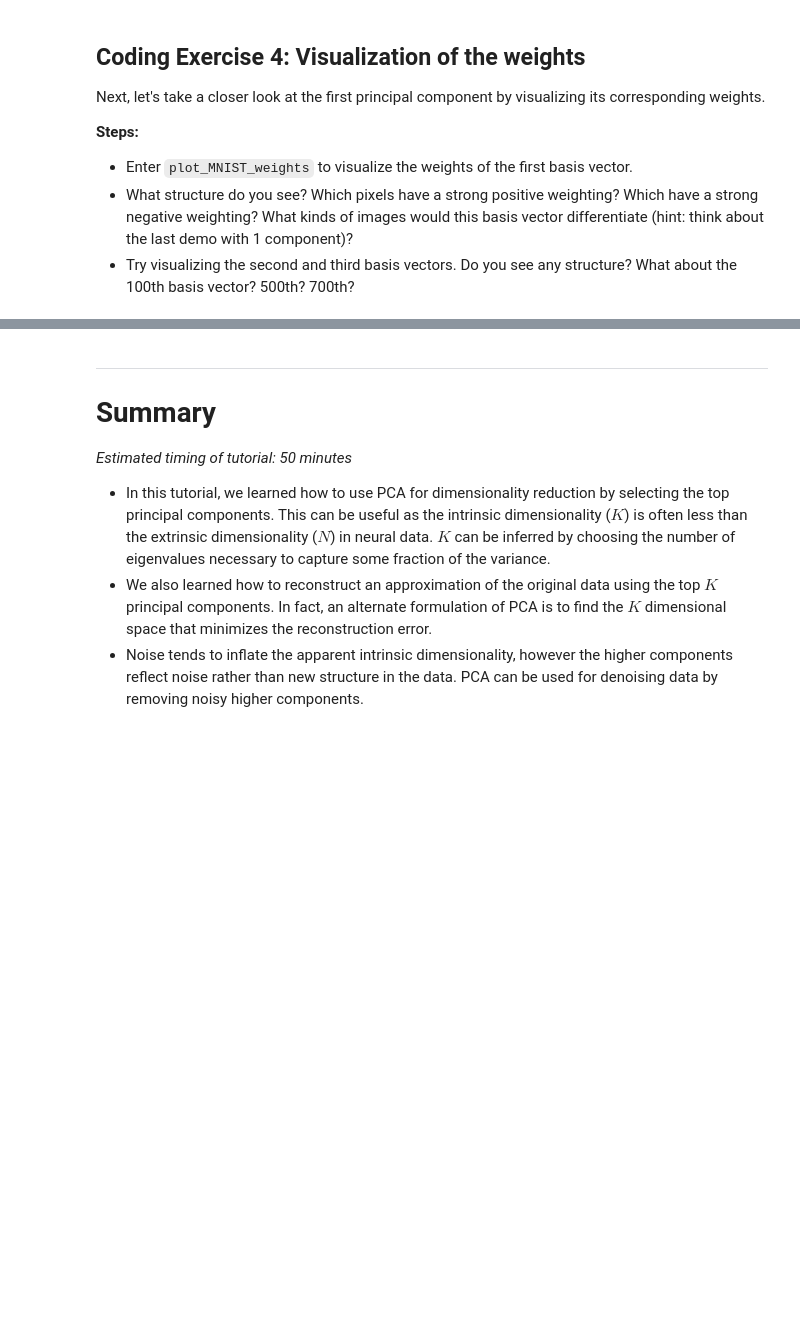
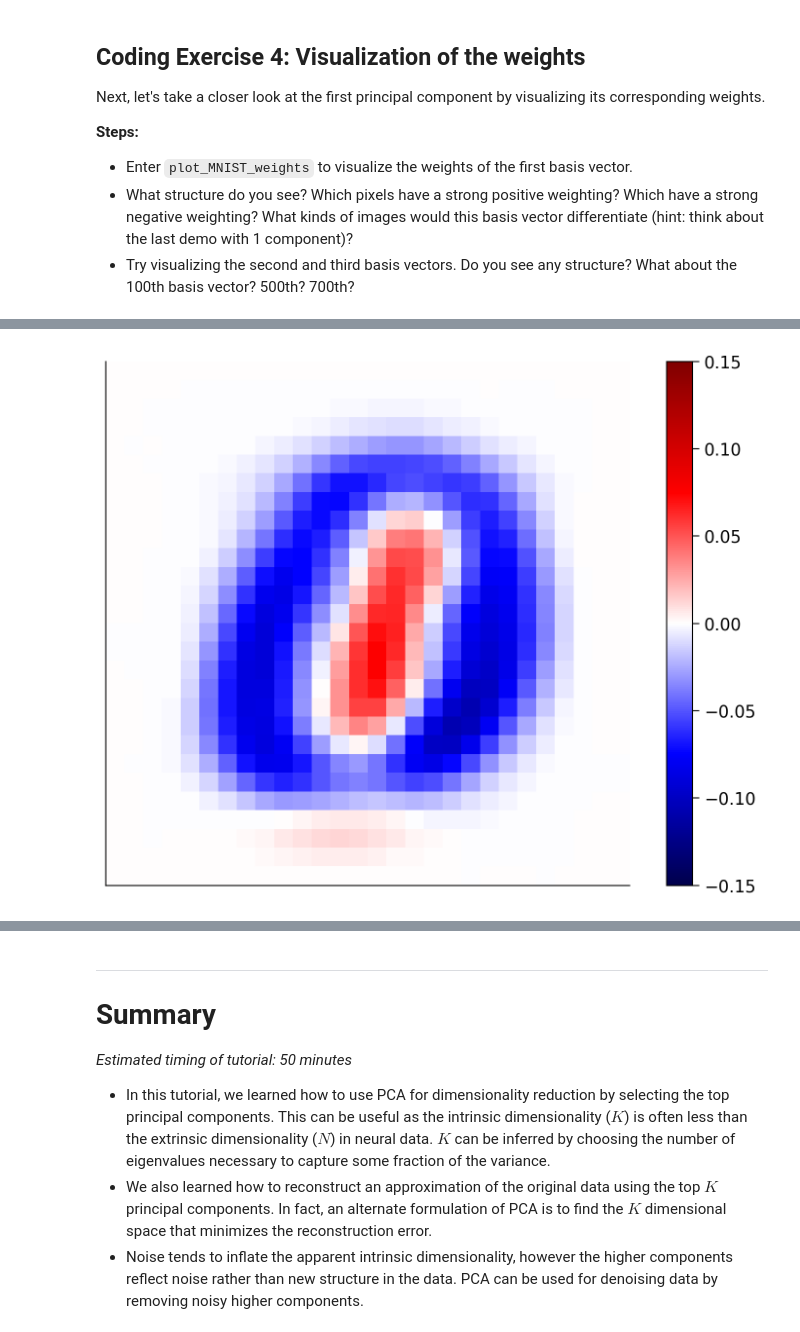
Before and after one commit to mahshadnj/Neuromatch, a Jupyter notebook: tutorials/W1D4_DimensionalityReduction/student/W1D4_Tutorial3.ipynb, the cells around one changed output, grey strips where cells are left out. Saved outputs shown, nothing was run; the diff lists cells and outputs as text; code cells hidden in the pictures; blank space fills up the shorter version.

```diff
--- a/tutorials/W1D4_DimensionalityReduction/student/W1D4_Tutorial3.ipynb
+++ b/tutorials/W1D4_DimensionalityReduction/student/W1D4_Tutorial3.ipynb
@@ -683,11 +716,13 @@ help(plot_MNIST_weights)
 # %%
 ################################################################
 # Comment once you've filled in the function
-raise NotImplementedError("Student exercise: visualize PCA components")
+# raise NotImplementedError("Student exercise: visualize PCA components")
 ################################################################
 
 # Plot the weights of the first principal component
-plot_MNIST_weights(...)
+plot_MNIST_weights(evectors[:, 0])
+# %% [output]
+[figure, added]
 # %% [markdown]
 [*Click for solution*](https://github.com/NeuromatchAcademy/course-content/tree/main/tutorials/W1D4_DimensionalityReduction/solutions/W1D4_Tutorial3_Solution_d27990ad.py)
 
```
Also changed, not shown: parts of 11 cells of this notebook.
